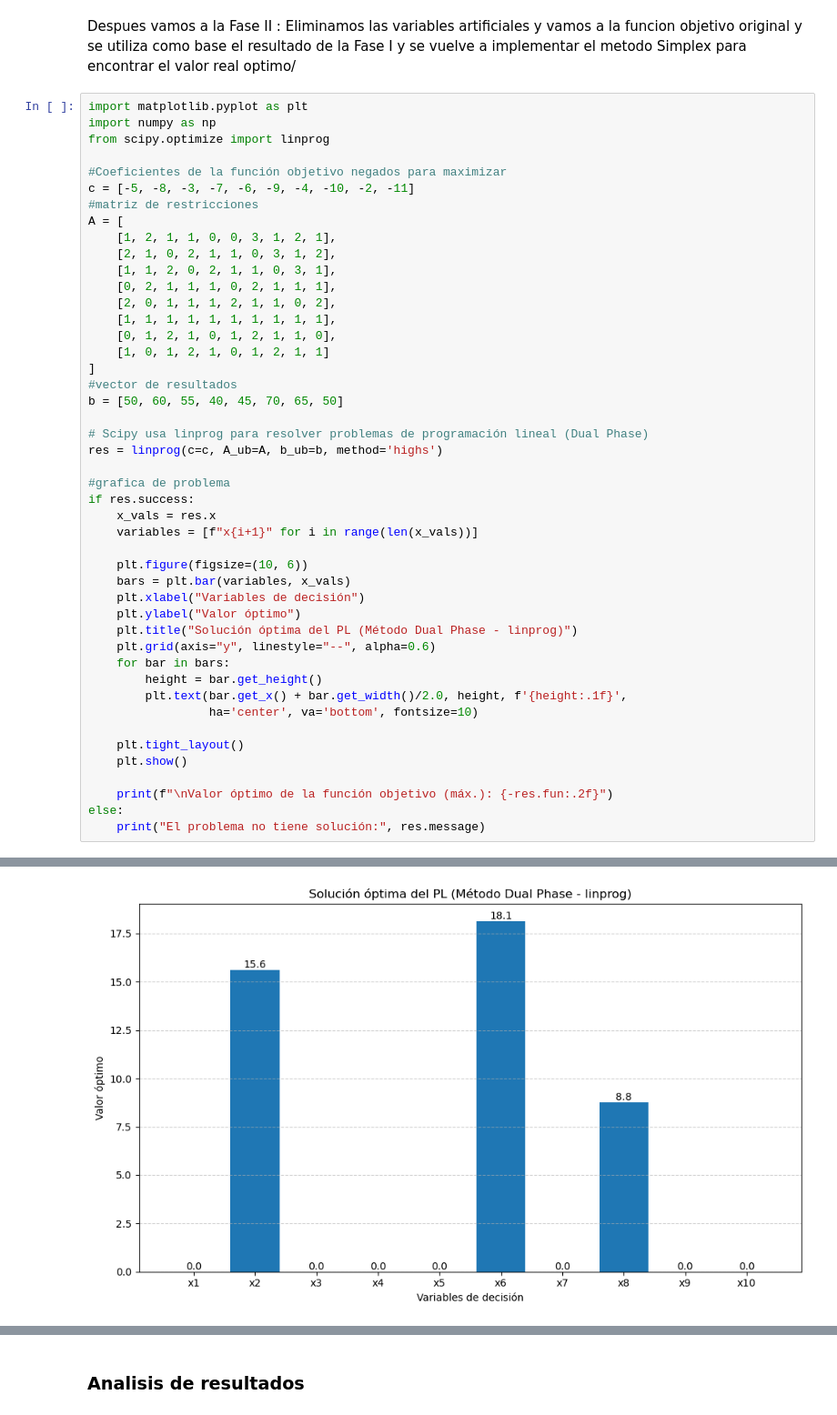
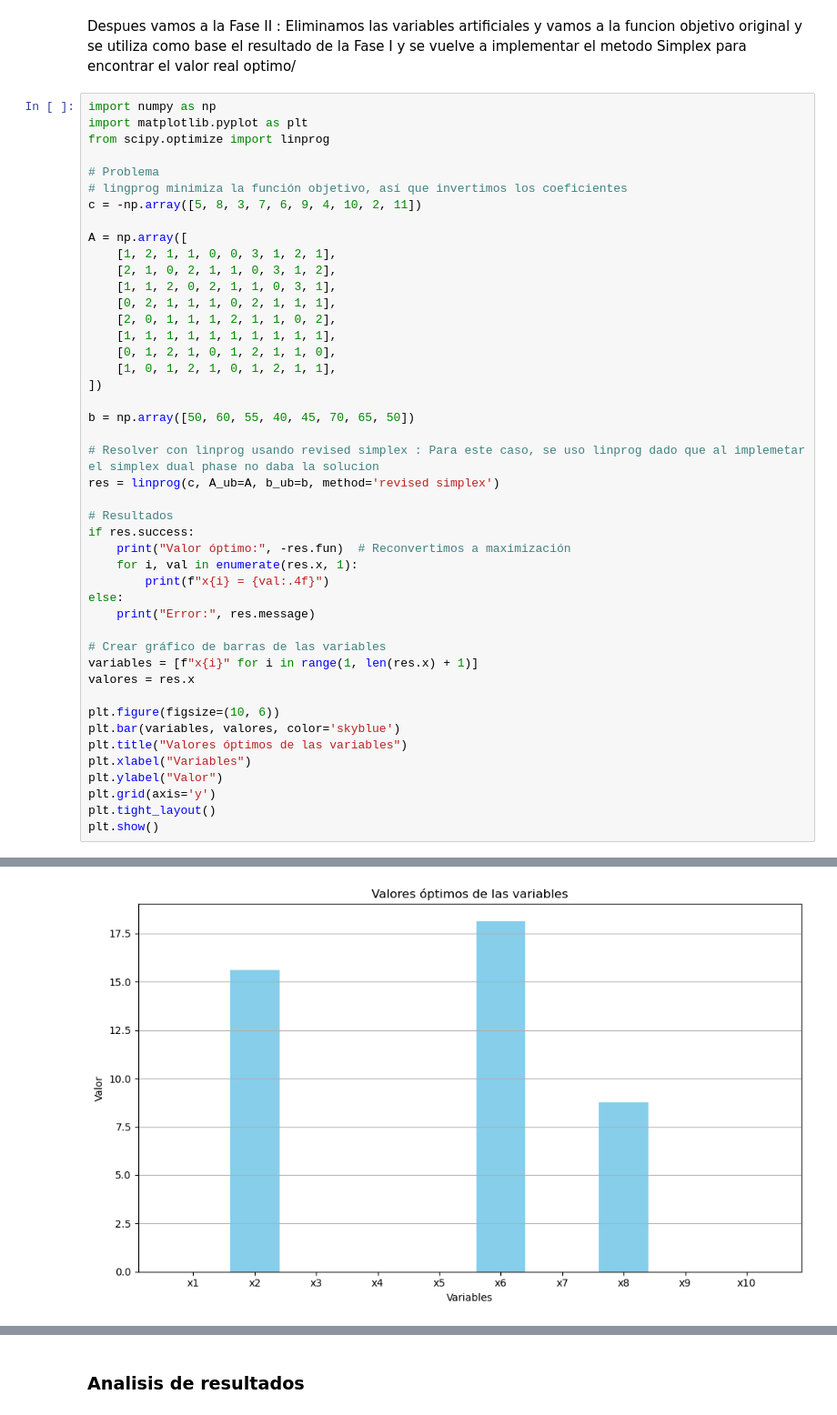
Before and after one commit to KaliaGonzalez/Laboratorio4, a Jupyter notebook: Laboratorio 4.ipynb, the cells around one changed output, grey strips where cells are left out. Shown: that part at 91% size. Saved outputs shown, nothing was run; the diff lists cells and outputs as text.

```diff
--- a/Laboratorio 4.ipynb
+++ b/Laboratorio 4.ipynb
@@ -510,14 +510,15 @@ Luego, se ejecuta el metodo Simplex Estandar para minimizar la funcion y si esta
 # %% [markdown]
 Despues vamos a la Fase II : Eliminamos las variables artificiales y vamos a la funcion objetivo original y se utiliza como base el resultado de la Fase I y se vuelve a implementar el metodo Simplex para encontrar el valor real optimo/
 # %%
+import numpy as np
 import matplotlib.pyplot as plt
-import numpy as np
 from scipy.optimize import linprog
 
-#Coeficientes de la función objetivo negados para maximizar
-c = [-5, -8, -3, -7, -6, -9, -4, -10, -2, -11]
-#matriz de restricciones
-A = [
+# Problema
+# lingprog minimiza la función objetivo, así que invertimos los coeficientes
+c = -np.array([5, 8, 3, 7, 6, 9, 4, 10, 2, 11])
+
+A = np.array([
     [1, 2, 1, 1, 0, 0, 3, 1, 2, 1],
     [2, 1, 0, 2, 1, 1, 0, 3, 1, 2],
     [1, 1, 2, 0, 2, 1, 1, 0, 3, 1],
@@ -525,34 +526,32 @@ A = [
     [2, 0, 1, 1, 1, 2, 1, 1, 0, 2],
     [1, 1, 1, 1, 1, 1, 1, 1, 1, 1],
     [0, 1, 2, 1, 0, 1, 2, 1, 1, 0],
-    [1, 0, 1, 2, 1, 0, 1, 2, 1, 1]
-]
-#vector de resultados
-b = [50, 60, 55, 40, 45, 70, 65, 50]
+    [1, 0, 1, 2, 1, 0, 1, 2, 1, 1],
+])
 
-# Scipy usa linprog para resolver problemas de programación lineal (Dual Phase)
-res = linprog(c=c, A_ub=A, b_ub=b, method='highs')
+b = np.array([50, 60, 55, 40, 45, 70, 65, 50])
 
-#grafica de problema
+# Resolver con linprog usando revised simplex : Para este caso, se uso linprog dado que al implemetar el simplex dual phase no daba la solucion
+res = linprog(c, A_ub=A, b_ub=b, method='revised simplex')
+
+# Resultados
 if res.success:
-    x_vals = res.x
-    variables = [f"x{i+1}" for i in range(len(x_vals))]
+    print("Valor óptimo:", -res.fun)  # Reconvertimos a maximización
+    for i, val in enumerate(res.x, 1):
+        print(f"x{i} = {val:.4f}")
+else:
+    print("Error:", res.message)
 
-    plt.figure(figsize=(10, 6))
-    bars = plt.bar(variables, x_vals)
-    plt.xlabel("Variables de decisión")
-    plt.ylabel("Valor óptimo")
-    plt.title("Solución óptima del PL (Método Dual Phase - linprog)")
-    plt.grid(axis="y", linestyle="--", alpha=0.6)
-    for bar in bars:
-        height = bar.get_height()
-        plt.text(bar.get_x() + bar.get_width()/2.0, height, f'{height:.1f}',
-                 ha='center', va='bottom', fontsize=10)
+# Crear gráfico de barras de las variables
+variables = [f"x{i}" for i in range(1, len(res.x) + 1)]
+valores = res.x
 
-    plt.tight_layout()
-    plt.show()
-
-    print(f"\nValor óptimo de la función objetivo (máx.): {-res.fun:.2f}")
-else:
-    print("El problema no tiene solución:", res.message)
+plt.figure(figsize=(10, 6))
+plt.bar(variables, valores, color='skyblue')
+plt.title("Valores óptimos de las variables")
+plt.xlabel("Variables")
+plt.ylabel("Valor")
+plt.grid(axis='y')
+plt.tight_layout()
+plt.show()
 # %% [output]
@@ -559 +569 @@ else:
-[figure, old version]
+[figure, new version]
```
Also changed, not shown: parts of 1 cell of this notebook.
